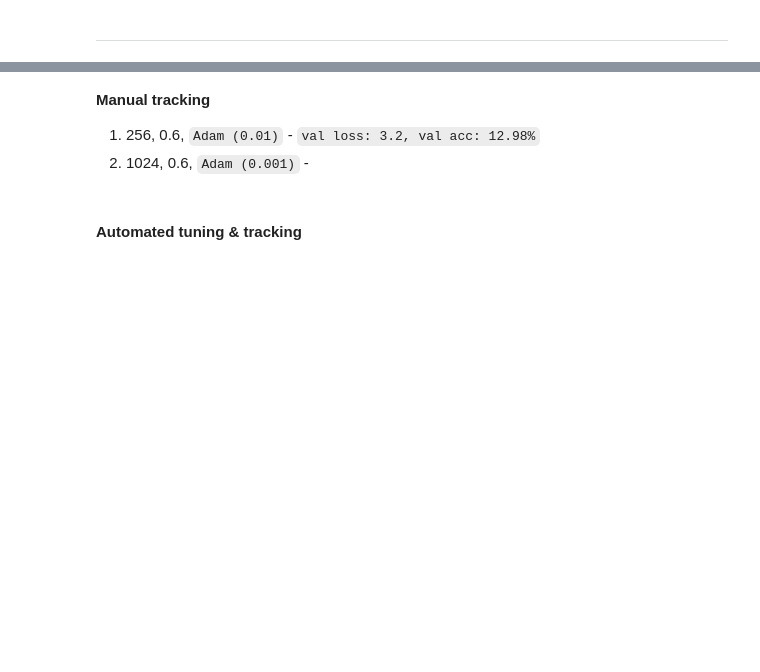
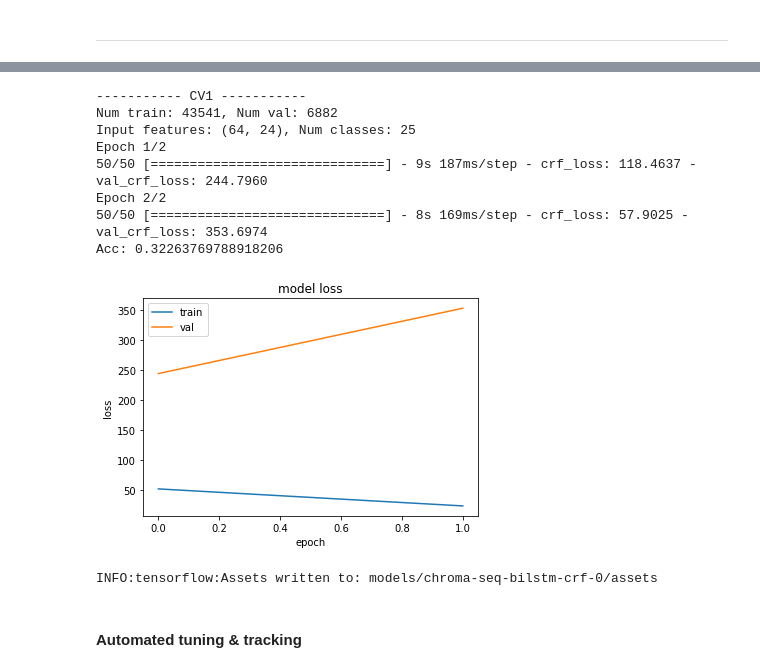
Before and after one commit to cjbayron/autochord, a Jupyter notebook: train_seq.ipynb, the cells around one changed output, grey strips where cells are left out. Cells and saved outputs as stored; diff of their text form; code cells hidden in the pictures; blank space fills up the shorter version.

Commit message:
running crf train loop

```diff
--- a/train_seq.ipynb
+++ b/train_seq.ipynb
@@ -89,8 +89,8 @@ from tensorflow.keras import layers
 import tensorflow_addons as tfa
 
 def K_plot_loss(history):
-    plt.plot(history.history['loss'])
-    plt.plot(history.history['val_loss'])
+    plt.plot(history.history['crf_loss'])
+    plt.plot(history.history['val_crf_loss'])
     plt.title('model loss')
     plt.ylabel('loss')
     plt.xlabel('epoch')
@@ -105,69 +144,51 @@ crf.losses
 # %%
-from dataloader import _CHROMA_FEAT_NAMES, _MAJMIN_CLASSES
-
 _SEED = 0
 _EPOCHS = 2 #10
 _BATCH_SIZE = 2 #512
-_SEQ_LEN = 64
 _CKPT_PATH = 'models/chroma-seq-bilstm-crf-{cv}'
-
-def init_bilstm_crf_model(base_linear_units=256, dropout=0.6, opt='adam', lr=0.01):
-    model = tf.keras.Sequential([
-        tf.keras.Input(shape=(_SEQ_LEN, len(_CHROMA_FEAT_NAMES),)),
-        layers.Bidirectional(
-            layers.LSTM(units=base_linear_units, dropout=dropout,
-                        stateful=False, return_sequences=False),
-            merge_mode='concat'
-        ),
-#         layers.TimeDistributed(
-#             layers.Dense(units=len(_MAJMIN_CLASSES), activation='softmax')
-#         )
-        tfa.layers.CRF(units=len(_MAJMIN_CLASSES))
-    ])
-
-    opt = tf.keras.optimizers.Adam(learning_rate=lr)
-    model.compile(optimizer=opt,
-                  loss='sparse_categorical_crossentropy',
-                  metrics=['accuracy'])
-
-    return model
 
 def sample_train_loop(ds):
     # cross validation loop
     tf.random.set_seed(_SEED)
-    for cv_ix, (train, val) in enumerate(ds.get_next_cv_split()):
+    for cv_ix, (train, val) in enumerate(ds.get_next_cv_split(df_idxs)):
         print(f'----------- CV{cv_ix+1} -----------')
         train_dataset = tf.data.Dataset.from_tensor_slices((train.feats, train.labels)) \
                                        .take(100) \
                                        .shuffle(buffer_size=len(train), seed=_SEED, reshuffle_each_iteration=True) \
                                        .batch(_BATCH_SIZE)
         val_dataset = tf.data.Dataset.from_tensor_slices((val.feats, val.labels)) \
                                      .take(100) \
                                      .shuffle(buffer_size=len(val), seed=_SEED, reshuffle_each_iteration=True) \
                                      .batch(_BATCH_SIZE)
 
         print(f'Num train: {len(train)}, Num val: {len(val)}')
-        assert(train.feats.shape[-1] == val.feats.shape[-1])
-        print(f'Input features: {train.feats.shape[-1]}, Num classes: {ds.n_class}')
+        assert(train.feats.shape[1:] == val.feats.shape[1:])
+        print(f'Input features: {train.feats.shape[1:]}, Num classes: {len(_MAJMIN_CLASSES)}')
 
-        model = init_simple_model()
+        model = init_bilstm_crf_model()
         history = model.fit(train_dataset, validation_data=val_dataset, epochs=_EPOCHS)
 
-        # get F1 score
-        pred_chord_ixs = np.argmax(model.predict(val.feats, batch_size=_BATCH_SIZE), axis=1)
-        print(f"val_fscore: {f1_score(y_true=val.labels, y_pred=pred_chord_ixs, average='macro')}")
+        # get acc
+        preds, _, _, _ = model.predict(val_split.feats, batch_size=_BATCH_SIZE)
+        acc = accuracy_score(val_split.labels.flatten(), preds.flatten())
+        print(f'Acc: {acc}')
         K_plot_loss(history)
 
         model.save(_CKPT_PATH.format(cv=cv_ix))
-
         break
 
 sample_train_loop(ds)
+# %% [output]
+----------- CV1 -----------
+Num train: 43541, Num val: 6882
+Input features: (64, 24), Num classes: 25
+Epoch 1/2
+50/50 [==============================] - 9s 187ms/step - crf_loss: 118.4637 - val_crf_loss: 244.7960
+Epoch 2/2
+50/50 [==============================] - 8s 169ms/step - crf_loss: 57.9025 - val_crf_loss: 353.6974
+Acc: 0.32263769788918206
+[figure, added]
+INFO:tensorflow:Assets written to: models/chroma-seq-bilstm-crf-0/assets
-# %% [markdown]
-**Manual tracking**
-
-1. 256, 0.6, `Adam (0.01)` - `val loss: 3.2, val acc: 12.98%`
-2. 1024, 0.6, `Adam (0.001)` -
 # %% [markdown]
 #### Automated tuning & tracking
 # %%
```
Also changed, not shown: parts of 5 cells of this notebook, 1 other file.
